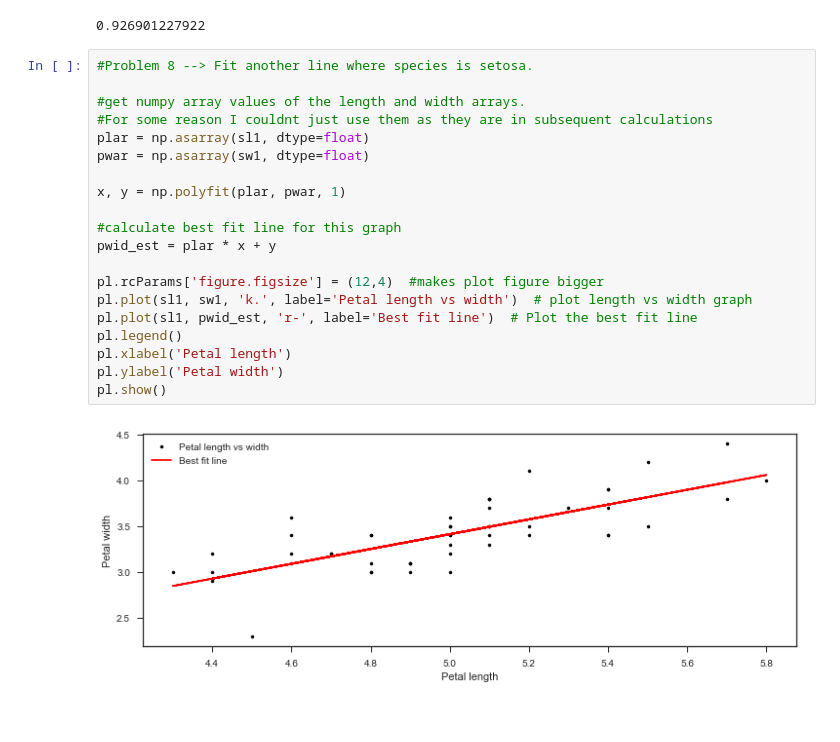
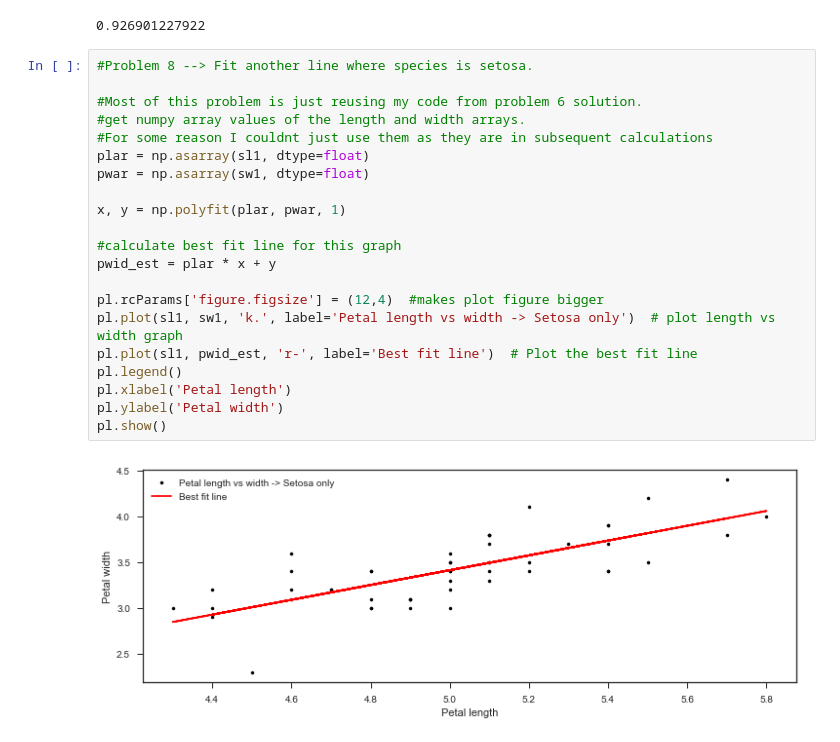
Before and after one commit to MindaugasVainauskas/jupyter-numpy-problems, a Jupyter notebook: Iris Data Set. Problem sheet 3.ipynb, the cells around one changed output. Saved outputs shown, nothing was run; the diff lists cells and outputs as text.

```diff
--- a/Iris Data Set. Problem sheet 3.ipynb
+++ b/Iris Data Set. Problem sheet 3.ipynb
@@ -141,22 +141,23 @@ print(r_sqrd)  # Print out derived square root
 # %%
 #Problem 8 --> Fit another line where species is setosa.
 
+#Most of this problem is just reusing my code from problem 6 solution.
 #get numpy array values of the length and width arrays.
 #For some reason I couldnt just use them as they are in subsequent calculations
 plar = np.asarray(sl1, dtype=float)
 pwar = np.asarray(sw1, dtype=float)
 
 x, y = np.polyfit(plar, pwar, 1)
 
 #calculate best fit line for this graph
 pwid_est = plar * x + y
 
 pl.rcParams['figure.figsize'] = (12,4)  #makes plot figure bigger
-pl.plot(sl1, sw1, 'k.', label='Petal length vs width')  # plot length vs width graph
+pl.plot(sl1, sw1, 'k.', label='Petal length vs width -> Setosa only')  # plot length vs width graph
 pl.plot(sl1, pwid_est, 'r-', label='Best fit line')  # Plot the best fit line
 pl.legend()
 pl.xlabel('Petal length')
 pl.ylabel('Petal width')
 pl.show()
 # %% [output]
-[figure, old version]
+[figure, new version]
```
Also changed, not shown: parts of 1 cell of this notebook.
